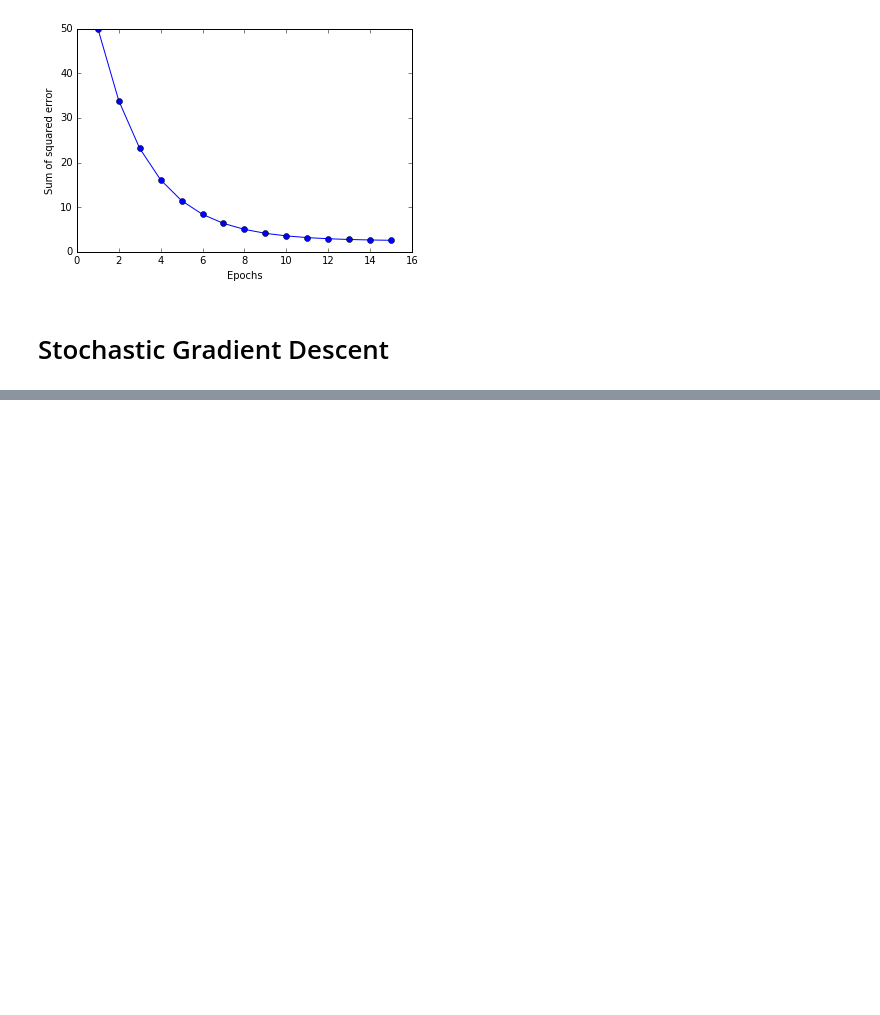
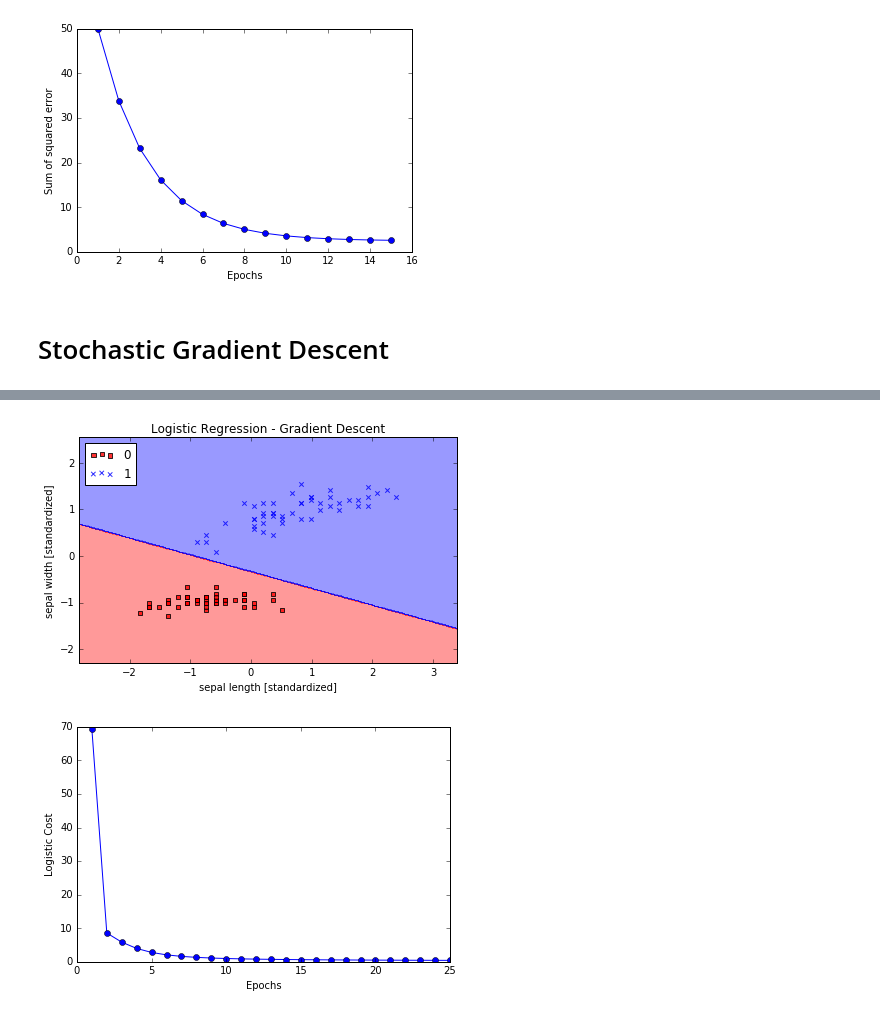
Before and after one commit to sametmarasli/Project_Exploring_scikit-learn, a Jupyter notebook: ml_library.ipynb, the cells around one changed output, grey strips where cells are left out. Cells and saved outputs as stored; diff of their text form; code cells hidden in the pictures; blank space fills up the shorter version.

```diff
--- a/ml_library.ipynb
+++ b/ml_library.ipynb
@@ -431,0 +470,30 @@ plt.ylabel('Sum-squared-error');
+# %%
+iris = load_iris()
+X, y = iris.data[:100, [0, 2]], iris.target[:100]
+
+X_std = np.copy(X)
+X_std[:, 0] = (X[:, 0] - X[:, 0].mean()) / X[:, 0].std()
+X_std[:, 1] = (X[:, 1] - X[:, 1].mean()) / X[:, 1].std()
+# %%
+lr = LogisticRegressionGD(n_iter=25, eta=0.15)
+lr.fit(X_std, y)
+
+plot_decision_regions(X_std, y, classifier=lr)
+plt.title('Logistic Regression - Gradient Descent')
+plt.xlabel('sepal length [standardized]')
+plt.ylabel('sepal width [standardized]')
+plt.legend(loc='upper left')
+plt.tight_layout()
+
+plt.show()
+
+plt.plot(range(1, len(lr.cost_) + 1), lr.cost_, marker='o')
+plt.xlabel('Epochs')
+plt.ylabel('Logistic Cost')
+
+plt.tight_layout()
+# plt.savefig('./adaline_3.png', dpi=300)
+plt.show()
+# %% [output]
+[figure, added]
+[figure, added]
```
Also changed, not shown: parts of 8 cells of this notebook.
